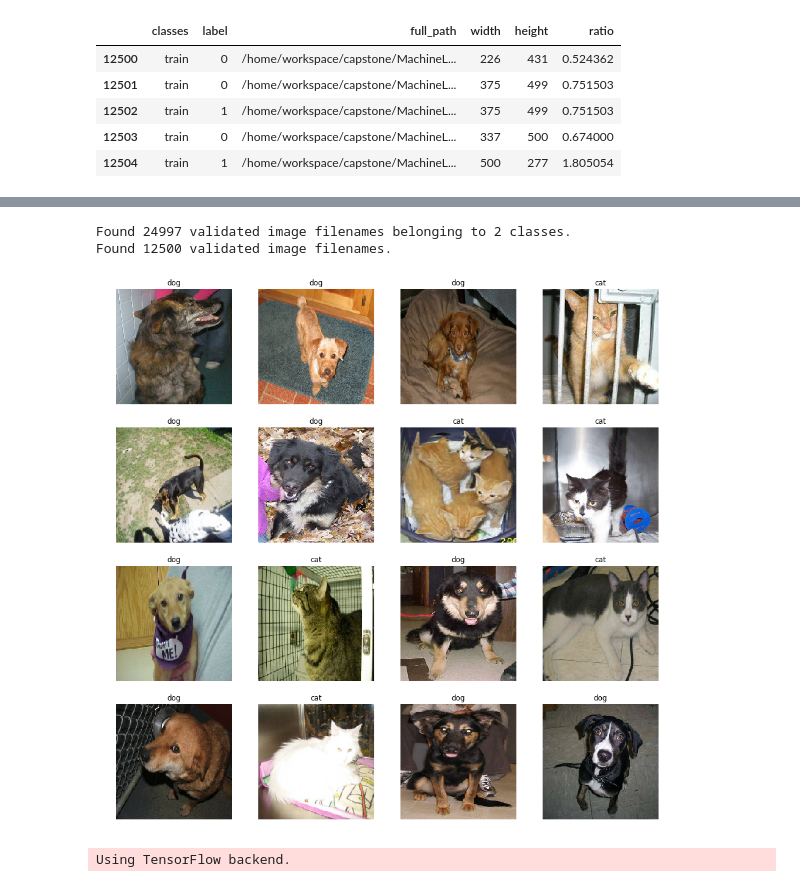
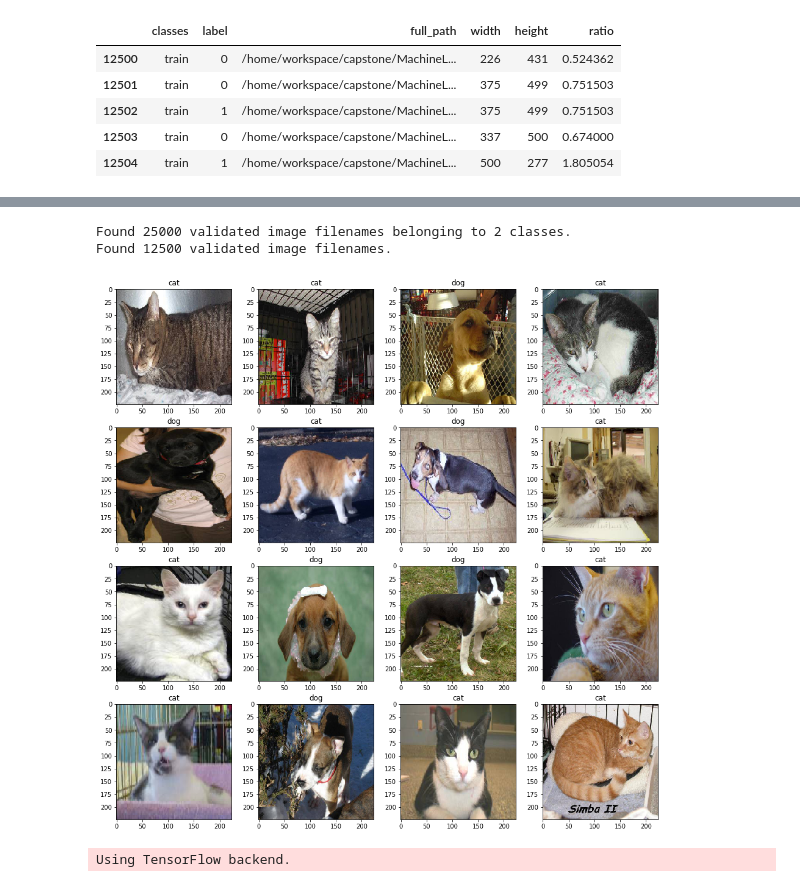
Before and after one commit to honghuanghui/MachineLearningProjects, a Jupyter notebook: cat_or_dog_identifier.ipynb, the cells around one changed output, grey strips where cells are left out. Drawn from its saved outputs; the diff is of its cells as text; code cells hidden in the pictures.

```diff
--- a/cat_or_dog_identifier.ipynb
+++ b/cat_or_dog_identifier.ipynb
@@ -41,7 +41,7 @@ Successfully built Keras-Preprocessing
 from keras_preprocessing.image import ImageDataGenerator
 
 def get_images_generator(image_size):
-    img_gen = ImageDataGenerator(rescale=1.0/255)
+    img_gen = ImageDataGenerator()
     train_img_generator = img_gen.flow_from_dataframe(
                                     dataframe=train_data,
                                     directory=data_dir+'train',
@@ -49,7 +49,8 @@ def get_images_generator(image_size):
                                     y_col='label',
                                     target_size=image_size,
                                     class_mode='binary',
-                                    batch_size=1
+                                    batch_size=1,
+                                    shuffle=False
                                     )
 
     test_img_generator = img_gen.flow_from_dataframe(
@@ -58,29 +59,30 @@ def get_images_generator(image_size):
                                     x_col='full_path',
                                     target_size=image_size,
                                     class_mode = None,
-                                    batch_size=1)
+                                    batch_size=1,
+                                    shuffle=False)
     return (train_img_generator, test_img_generator)
 # %%
 import matplotlib.pyplot as plt
 
 image_size = (224, 224)
 
-(train_img_generator, _) = get_images_generator(image_size)
+(train_img_generator, test_img_generator) = get_images_generator(image_size)
 
 plt.figure(figsize=(16, 16))
 for i in list(range(16)):
     (img, label) = train_img_generator.next()
+    img = img/255.0
     plt.subplot(4, 4, i+1)
     if label == 1:
         plt.title('dog')
     else:
         plt.title('cat')
-    plt.axis('off')
     plt.imshow(img[0,:,:,:], interpolation="nearest")
 # %% [output]
-Found 24997 validated image filenames belonging to 2 classes.
+Found 25000 validated image filenames belonging to 2 classes.
 Found 12500 validated image filenames.
-[figure, old version]
+[figure, new version]
 # %%
 from keras.models import *
 from keras.layers import *
```
Also changed, not shown: parts of 12 cells of this notebook, 4 other files.
